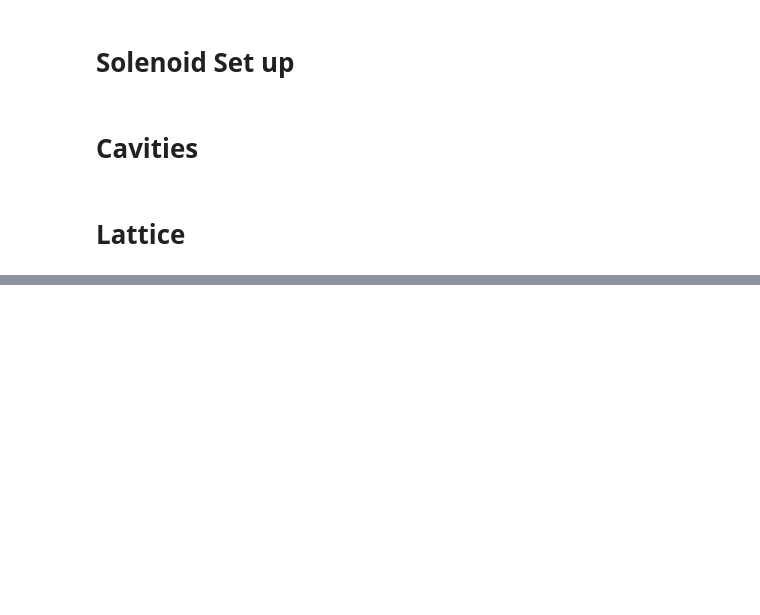
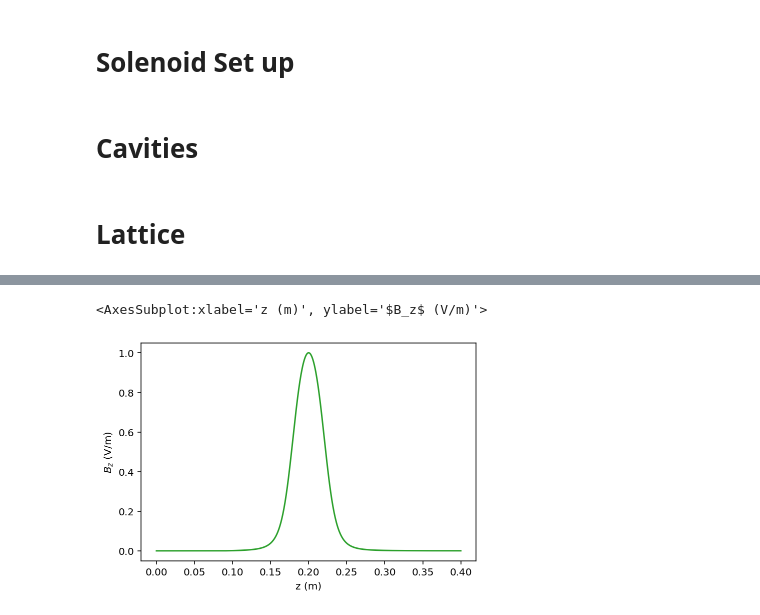
Before and after one commit to ColwynGulliford/lume-gpt, a Jupyter notebook: templates/srf_injector/srf_injector.ipynb, the cells around one changed output, grey strips where cells are left out. Cells and saved outputs as stored; diff of their text form; code cells hidden in the pictures; blank space fills up the shorter version.

```diff
--- a/templates/srf_injector/srf_injector.ipynb
+++ b/templates/srf_injector/srf_injector.ipynb
@@ -123,3 +123,10 @@ SETTINGS={'swifel_scale': 30000000.0,
  'c99_realtive_phase': 0,
  'sol11_scale': 0.2019127932695301,
  'sol12_scale': 0.15864417339413103}
+# %%
+sol1 = Map2D_B('sol1', sol1_map, column_names={'R':'r', 'Z':'z', 'Br':'Br', 'Bz':'Bz'})
+
+sol1.plot_field_profile()
+# %% [output]
+<AxesSubplot:xlabel='z (m)', ylabel='$B_z$ (V/m)'>
+[figure, added]
```
Also changed, not shown: parts of 2 cells of this notebook, 2 other files.
